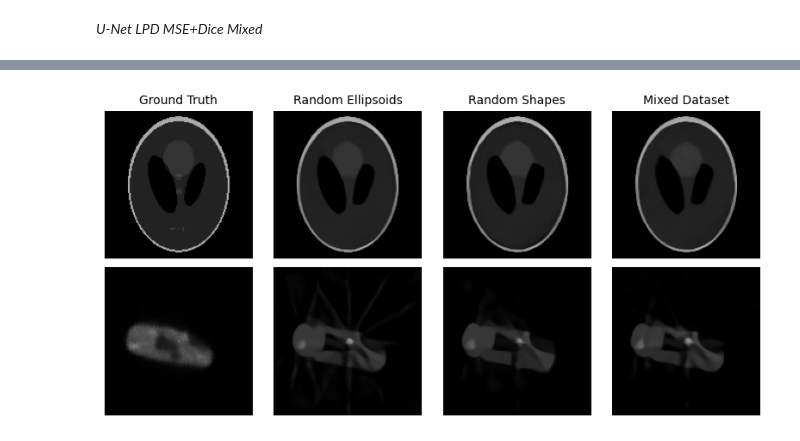
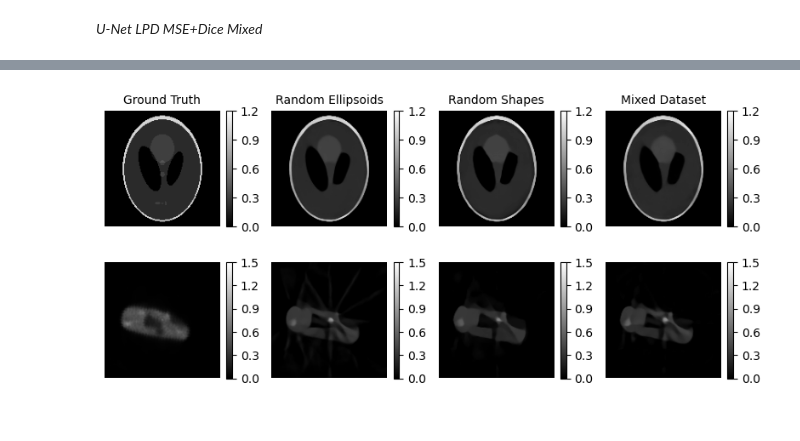
Before and after one commit to binarypillow/HL205X-2024, a Jupyter notebook: 4-chapter_results_1.ipynb, the cells around one changed output, grey strips where cells are left out. Cells and saved outputs as stored; diff of their text form; code cells hidden in the pictures.

```diff
--- a/4-chapter_results_1.ipynb
+++ b/4-chapter_results_1.ipynb
@@ -566,21 +480,15 @@ Mixed:  MSE=8.44e-03 +/- 2.04e-04       SSIM=0.91 +/- 3.22e-03  PSNR=20.74 +/- 1
 # %%
 plot_images(
     [
-        (slp_slice.cpu().numpy(), "Ground Truth"),
-        (Unet_ELL_logan_slice.cpu().numpy(), "Random Ellipsoids"),
-        (Unet_SHA_logan_slice.cpu().numpy(), "Random Shapes"),
-        (
-            Unet_MIX_logan_slice.cpu().numpy(),
-            "Mixed Dataset",
-        ),
-        (mouse_slice.cpu().numpy(), ""),
-        (Unet_ELL_mouse_slice.cpu().numpy(), ""),
-        (Unet_SHA_mouse_slice.cpu().numpy(), ""),
-        (
-            Unet_MIX_mouse_slice.cpu().numpy(),
-            "",
-        ),
+        (slp_slice.cpu().numpy(), "Ground Truth", (0.0, 1.2)),
+        (Unet_ELL_logan_slice.cpu().numpy(), "Random Ellipsoids", (0.0, 1.2)),
+        (Unet_SHA_logan_slice.cpu().numpy(), "Random Shapes", (0.0, 1.2)),
+        (Unet_MIX_logan_slice.cpu().numpy(), "Mixed Dataset", (0.0, 1.2)),
+        (mouse_slice.cpu().numpy(), "", (0.0, 1.5)),
+        (Unet_ELL_mouse_slice.cpu().numpy(), "", (0.0, 1.5)),
+        (Unet_SHA_mouse_slice.cpu().numpy(), "", (0.0, 1.5)),
+        (Unet_MIX_mouse_slice.cpu().numpy(), "", (0.0, 1.5)),
     ]
 )
 # %% [output]
-[figure, old version]
+[figure, new version]
```
Also changed, not shown: parts of 12 cells of this notebook, 1 other file.
